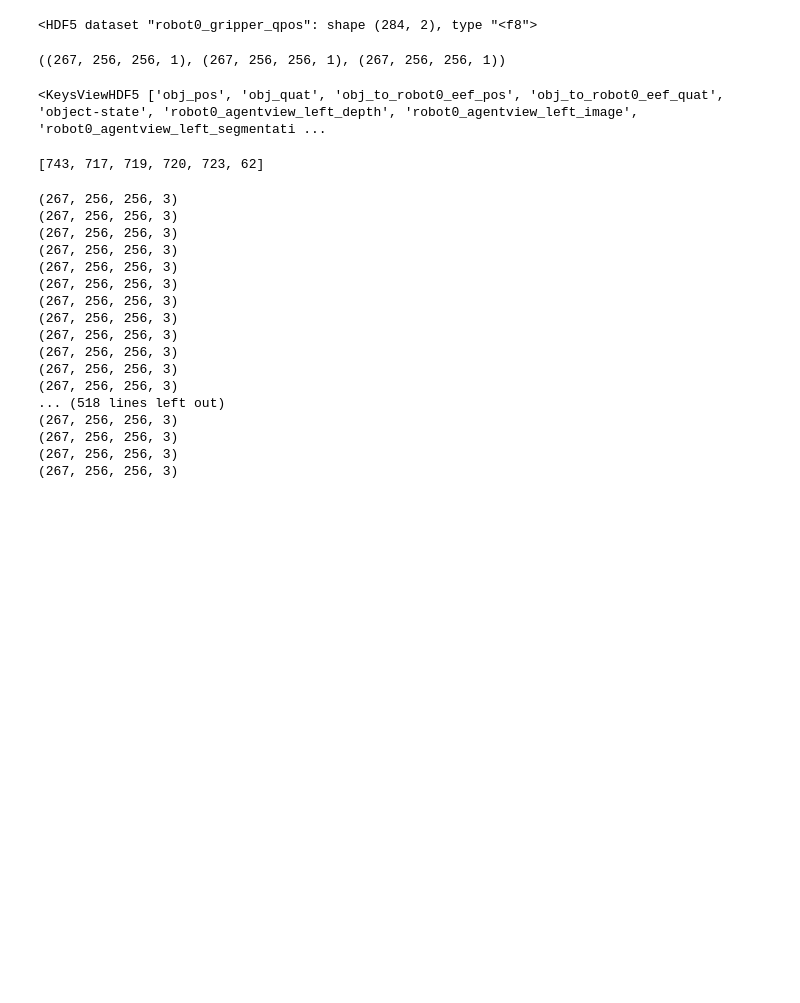
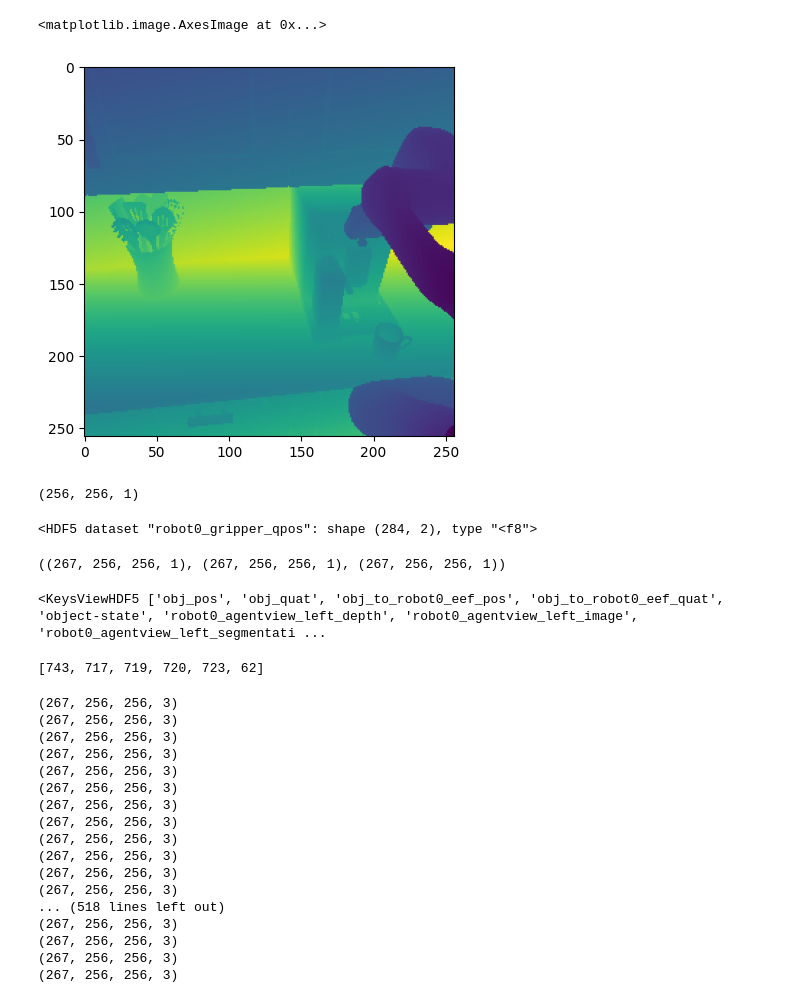
Before and after one commit to jibby2803/robocasa_regenerate, a Jupyter notebook: notebooks/debug_mask.ipynb, the cells around one changed output. Saved outputs shown, nothing was run; the diff lists cells and outputs as text; code cells hidden in the pictures; blank space fills up the shorter version.

```diff
--- a/notebooks/debug_mask.ipynb
+++ b/notebooks/debug_mask.ipynb
@@ -7,3 +82,12 @@ data = h5py.File(data_path)
+# %%
+plt.imshow(obs['robot0_agentview_left_depthW'][0, :, :])
+# %% [output]
+<matplotlib.image.AxesImage at 0x...>
+[figure, added]
+# %%
+obs['robot0_agentview_left_depthW'][0, :, :].shape
+# %% [output]
+(256, 256, 1)
 # %%
 # data['data'].keys()
 data['data']['demo_1500']['obs']['robot0_gripper_qpos']
```
Also changed, not shown: parts of 16 cells of this notebook, 6 other files.
